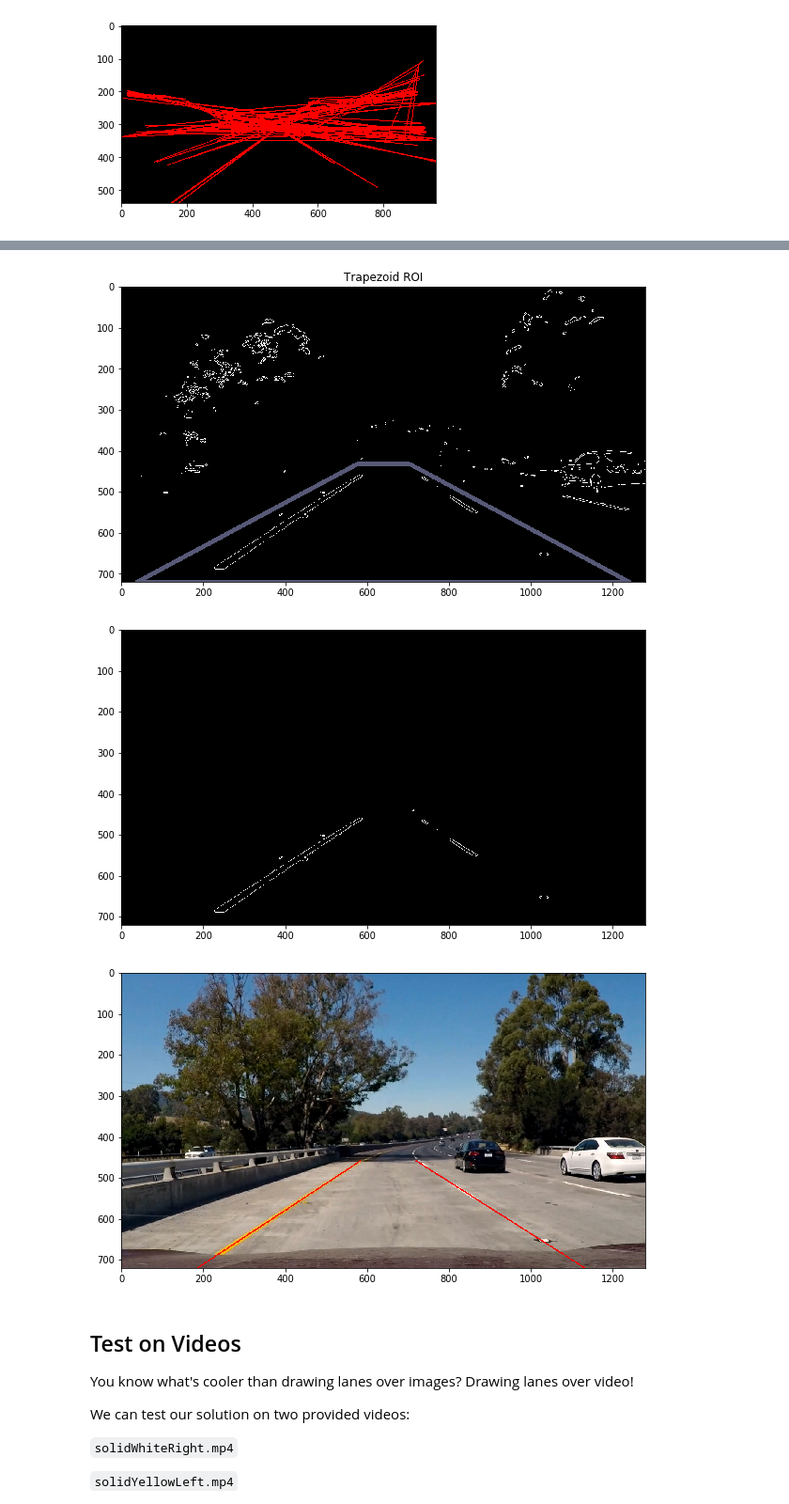
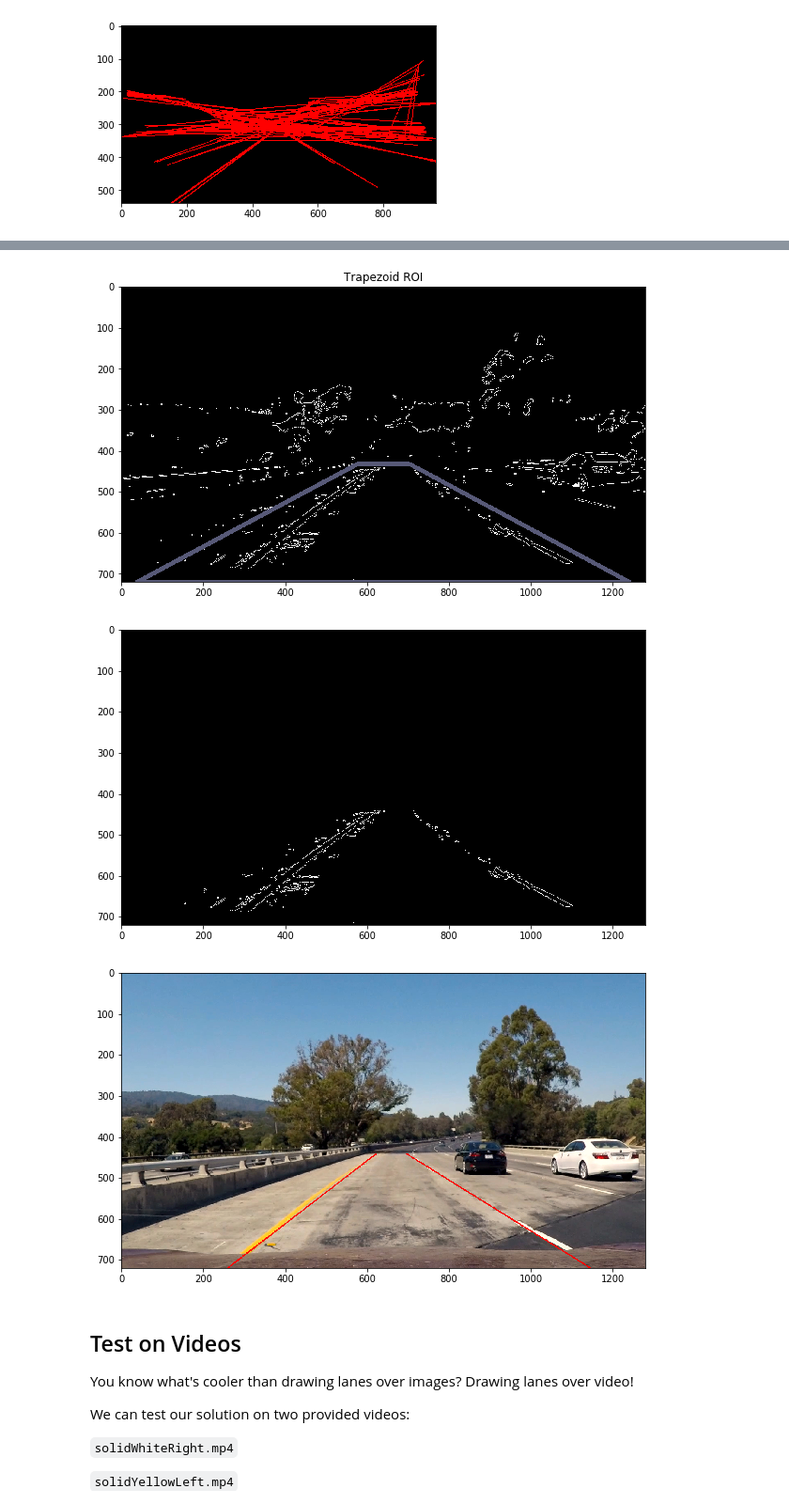
Before and after one commit to shacharm2/CarND-LaneLines-P1, a Jupyter notebook: P1.ipynb, the cells around one changed output, grey strips where cells are left out. Shown at 94% size. Saved outputs shown, nothing was run; the diff lists cells and outputs as text; code cells hidden in the pictures.

```diff
--- a/P1.ipynb
+++ b/P1.ipynb
@@ -284,7 +284,12 @@ class Pipeline(object):
 
         img[:] = _img
 
-
+    @staticmethod
+    def inliers(values, weights):
+        avg = np.average(values, weights=weights)
+        var = np.average((values - avg) ** 2, weights=weights)
+        std = np.sqrt(var)
+        return avg, std
 
     def get_lanes(self, hough_lines, X, Y, angle_deg=45):
         """ inverse y axis, inverse angle"""
@@ -329,16 +334,33 @@ class Pipeline(object):
                 return None
 #             bp()
 
-            filt = (candidates.angle - anchor.angle).abs() < np.radians(5) # degrees
-            filt &= (candidates.a - anchor.a).abs() < 0.025 * X
+            if False:
+                filt = (candidates.angle - anchor.angle).abs() < np.radians(5) # degrees
+                filt &= (candidates.a - anchor.a).abs() < 0.025 * X
+            else:
+
+                avg_angle, std_angle = self.inliers(candidates.angle, candidates[score])
+                avg_a, std_a = self.inliers(candidates.a, candidates[score])
+
+                filt = ((candidates.angle - avg_angle).abs() < std_angle)
+                filt &= ((candidates.a - avg_a).abs() < std_a)
+
+            if not filt.any():
+                filt = (candidates.angle - anchor.angle).abs() < np.radians(5) # degrees
+                filt &= (candidates.a - anchor.a).abs() < 0.025 * X
+
             x_ = candidates[filt].x1.tolist() + candidates[filt].x2.tolist()
             y_ = candidates[filt].y1.tolist() + candidates[filt].y2.tolist()
 
-            p = np.polyfit(y_, x_, deg=1)
+            try:
+                p = np.polyfit(y_, x_, deg=1)
+            except:
+                bp()
 
             lanes_pts[lane] = {"poly": p, "min": min(y_)}
             lanes[lane] = (np.polyval(p, Y), Y, np.polyval(p, min(y_)), min(y_))
-
+#             if lane == "left_lane":
+#                 bp()
         y_min = min(lanes_pts["left_lane"]["min"], lanes_pts["right_lane"]["min"])
         for lane in lanes_pts:
             p = lanes_pts[lane]["poly"]
@@ -457,12 +479,12 @@ image = mpimg.imread(image_file)
 
 
 # video = VideoFileClip('test_videos/solidWhiteRight.mp4')
-video = VideoFileClip('test_videos/solidYellowLeft.mp4')
+# video = VideoFileClip('test_videos/solidYellowLeft.mp4')
 #video = VideoFileClip('test_videos/challenge.mp4')
 # image = video.get_frame(5.1) # get the frame at t=2 seconds
 
 video = VideoFileClip('test_videos/challenge.mp4')
-image = video.get_frame(5.1) # get the frame at t=2 seconds
+image = video.get_frame(4.31)
 
 
 pipeline = Pipeline(show=True)
@@ -473,6 +495,6 @@ result = pipeline.process(image)
-[figure, old version]
+[figure, new version]
-[figure, old version]
+[figure, new version]
-[figure, old version]
+[figure, new version]
 # %%
 res = cv2.resize(image, dsize=(54, 140), interpolation=cv2.INTER_CUBIC)
 # %% [markdown]
```
Also changed, not shown: parts of 4 cells of this notebook.
